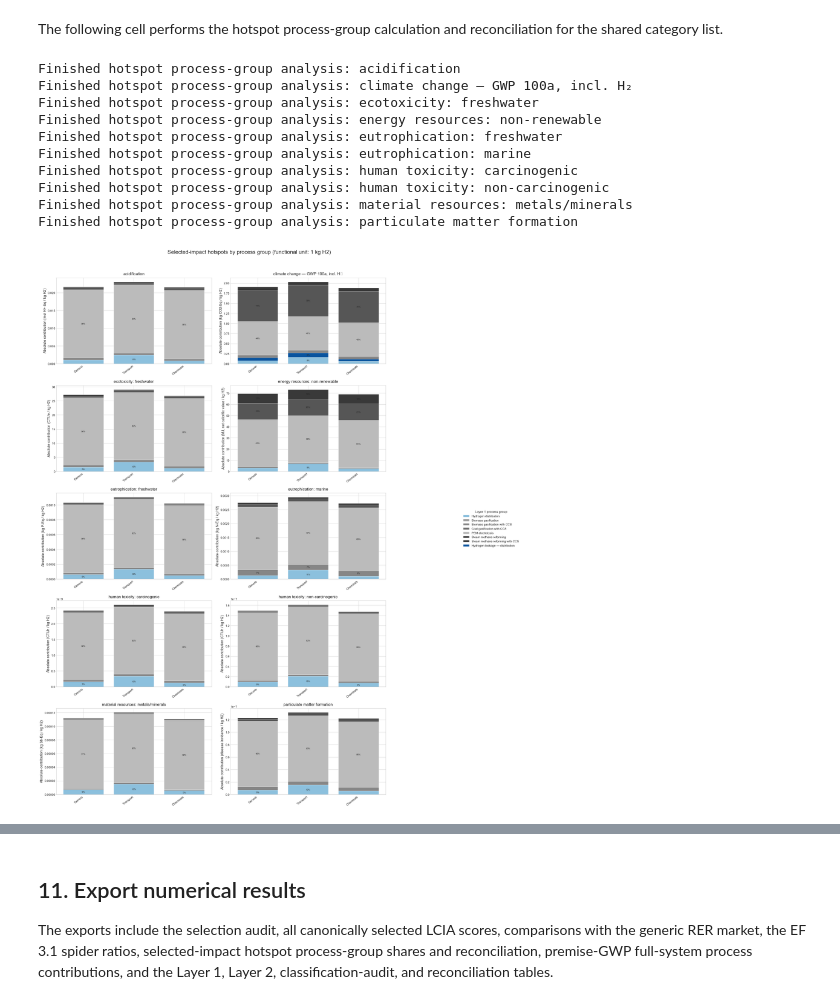
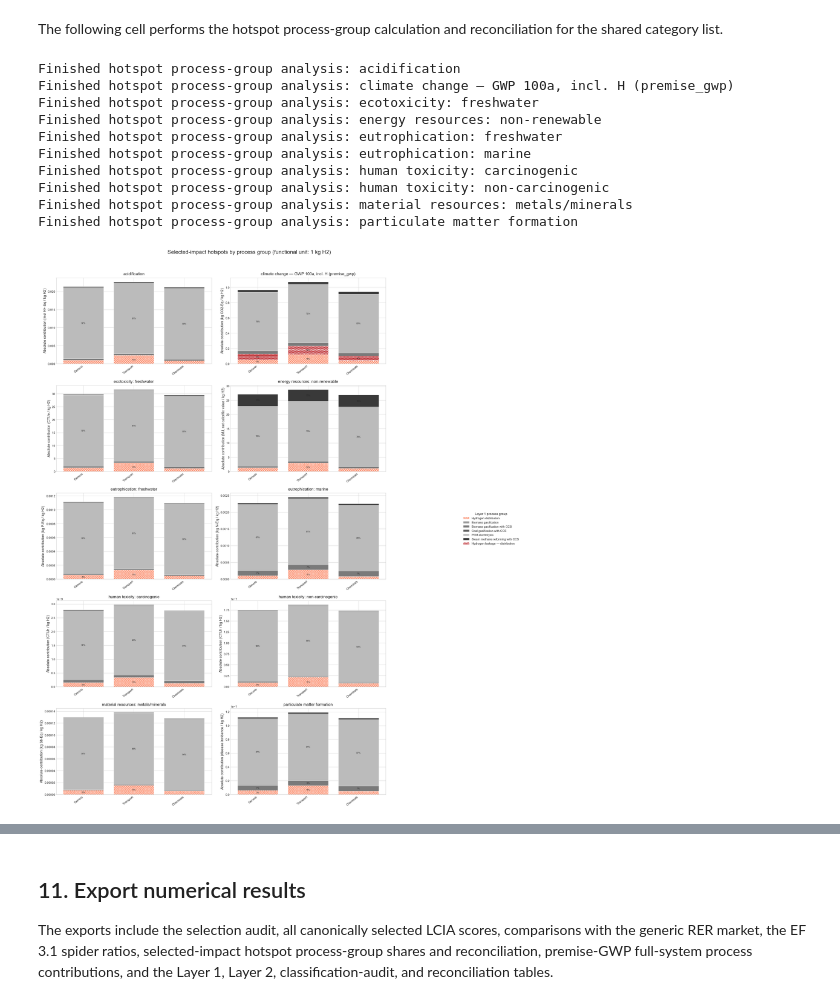
Before and after one commit to Tubias-Close/premise_h2-distribution, a Jupyter notebook: examples/h2-distribution_LCIA/notebooks/LCIA_contribution_analysis_hydrogen_markets_europe.ipynb, the cells around one changed output, grey strips where cells are left out. Cells and saved outputs as stored; diff of their text form; code cells hidden in the pictures.

Commit message:
editing plot headers

```diff
--- a/examples/h2-distribution_LCIA/notebooks/LCIA_contribution_analysis_hydrogen_markets_europe.ipynb
+++ b/examples/h2-distribution_LCIA/notebooks/LCIA_contribution_analysis_hydrogen_markets_europe.ipynb
@@ -75,7 +75,7 @@ list(bd.databases)
 The project and database exactly match the source notebook. Change only these constants when deliberately applying the workflow to another prospective database.
 # %%
 PROJECT = "ecoinvent-3.12-cutoff"
-DATABASE = 'ecoinvent-3.12-cutoff_remind-SSP2-PkBudg1000_2040_08_full'
+DATABASE = 'ecoinvent-3.12-cutoff_remind-SSP2-PkBudg1000_2050_08_full'
 # Operational settings remain in config.py; semantic methods live only in
 # LCIA_mapping_h2.py and are shared with every other LCIA notebook.
 GENERIC_MARKET_NAME = cfg.GENERIC_MARKET_NAME
@@ -87,6 +87,8 @@ SECTOR_LOCATION_FALLBACKS = cfg.SECTOR_LOCATION_FALLBACKS
 TOP_N_PROCESSES = cfg.TOP_N_PROCESSES
 EXPECTED_SECTOR_MARKETS = cfg.EXPECTED_SECTOR_MARKETS
 PREMISE_GWP_METHOD = h2map.PREMISE_GWP_METHOD
+# Use the existing canonical hatch; do not define a notebook-local pattern.
+HYDROGEN_LEAKAGE_HATCH = h2map.PROCESS_HATCH["Hydrogen leakage"]
 # %% [markdown]
 ## 3. Open the project and select European market datasets
 
@@ -628,6 +624,18 @@ process_group_order = hotspot_process_group_df["component"].drop_duplicates().to
 process_group_colors = stage_analysis.stage_layer1_color_map(
     hotspot_layer1_df
 )
+# Explicitly link H2 leakage to LCIA_mapping_h2.PROCESS_HATCH["Hydrogen leakage"]
+# through the shared helper, so it cannot blend into production processes.
+process_group_hatches = stage_analysis.stage_layer1_hatch_map(
+    hotspot_layer1_df
+)
+hydrogen_leakage_components = hotspot_layer1_df.loc[
+    hotspot_layer1_df["contribution type"].eq("Hydrogen leakage"), "component"
+].unique()
+process_group_hatches.update({
+    component: HYDROGEN_LEAKAGE_HATCH
+    for component in hydrogen_leakage_components
+})
 
 ncols = 2
 nrows = math.ceil(len(HOTSPOT_IMPACT_CATEGORY_ORDER) / ncols)
@@ -667,6 +675,7 @@ for ax, category in zip(axes.ravel(), HOTSPOT_IMPACT_CATEGORY_ORDER):
             values,
             bottom=bottom,
             color=process_group_colors[component],
+            hatch=process_group_hatches[component],
             edgecolor="white",
             linewidth=0.6,
             label=component,
@@ -701,33 +710,33 @@ for ax in axes.ravel()[len(HOTSPOT_IMPACT_CATEGORY_ORDER):]:
 
 legend_handles = {}
 for ax in axes.ravel():
     for handle, label in zip(*ax.get_legend_handles_labels()):
         legend_handles.setdefault(label, handle)
 fig.legend(
     legend_handles.values(),
     legend_handles.keys(),
     title="Layer 1 process group",
     bbox_to_anchor=(0.995, 0.5),
     loc="center left",
     frameon=False,
 )
 fig.suptitle(
     "Selected-impact hotspots by process group (functional unit: 1 kg H2)",
     fontsize=20,
     y=0.995,
 )
 fig.tight_layout(rect=(0, 0, 0.83, 0.98))
 plt.show()
 # %% [output]
 Finished hotspot process-group analysis: acidification
-Finished hotspot process-group analysis: climate change — GWP 100a, incl. H₂
+Finished hotspot process-group analysis: climate change — GWP 100a, incl. H (premise_gwp)
 Finished hotspot process-group analysis: ecotoxicity: freshwater
 Finished hotspot process-group analysis: energy resources: non-renewable
 Finished hotspot process-group analysis: eutrophication: freshwater
 Finished hotspot process-group analysis: eutrophication: marine
 Finished hotspot process-group analysis: human toxicity: carcinogenic
 Finished hotspot process-group analysis: human toxicity: non-carcinogenic
 Finished hotspot process-group analysis: material resources: metals/minerals
 Finished hotspot process-group analysis: particulate matter formation
-[figure, old version]
+[figure, new version]
 # %%
```
Also changed, not shown: parts of 15 cells of this notebook, 3 other files.
